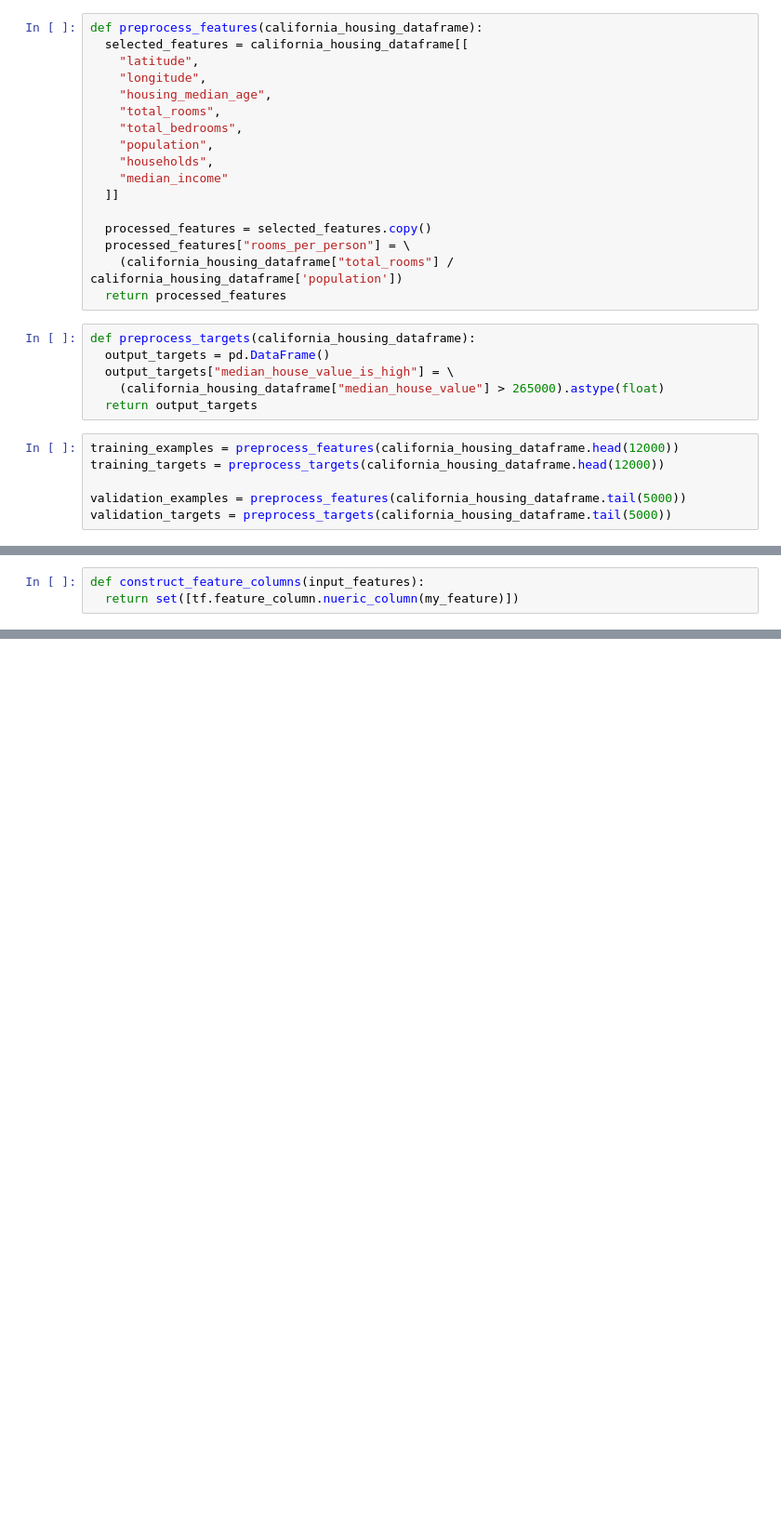
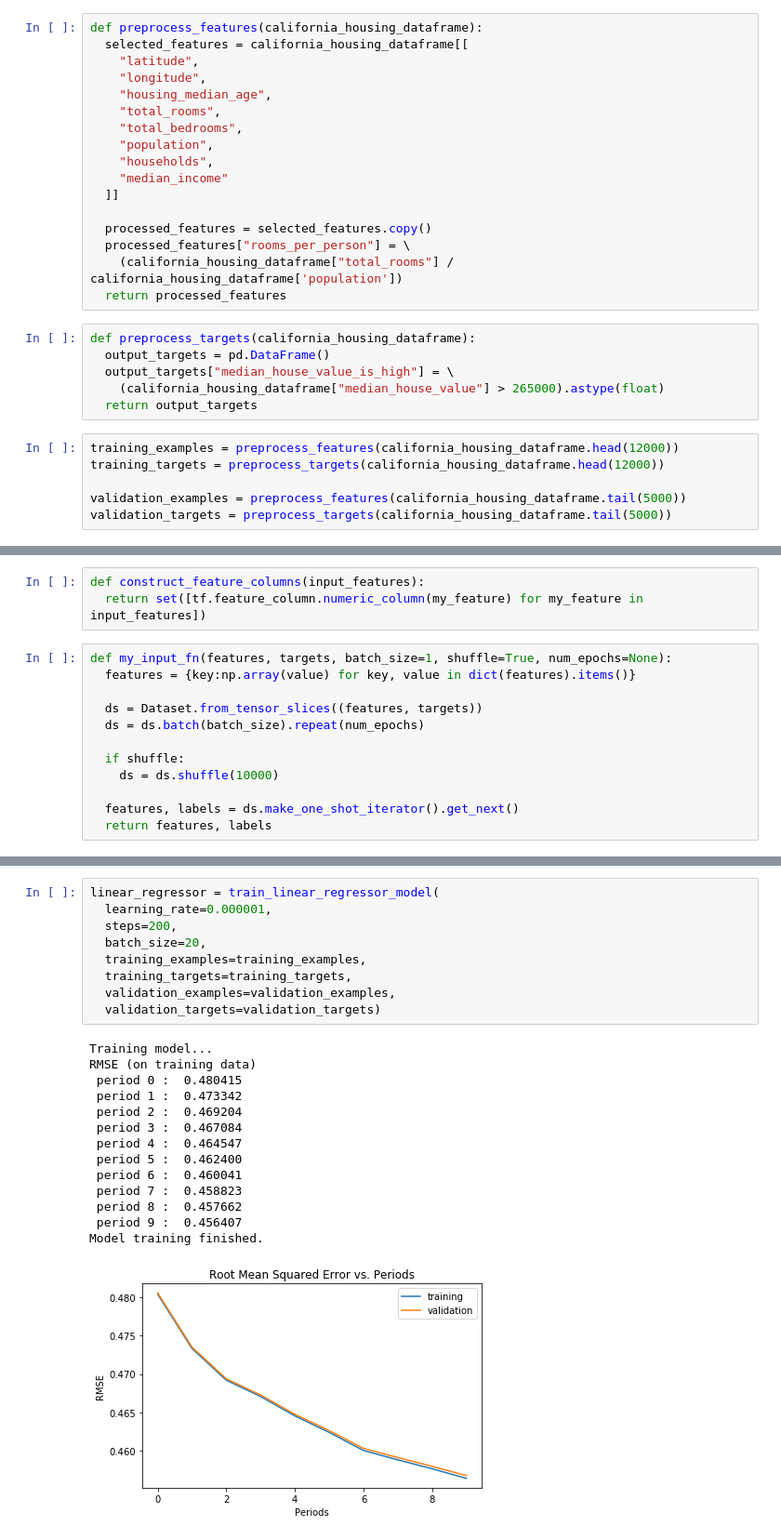
Before and after one commit to reignofmiracle/machine_learning_study, a Jupyter notebook: google-machine-learning/logistic_regression.ipynb, the cells around one changed output, grey strips where cells are left out. Shown at 93% size. Drawn from its saved outputs; the diff is of its cells as text; blank space fills up the shorter version.

```diff
--- a/google-machine-learning/logistic_regression.ipynb
+++ b/google-machine-learning/logistic_regression.ipynb
@@ -119,4 +119,16 @@ training_targets[['median_house_value_is_high']]
 12000 rows × 1 columns
 # %%
 def construct_feature_columns(input_features):
-  return set([tf.feature_column.nueric_column(my_feature)])
+  return set([tf.feature_column.numeric_column(my_feature) for my_feature in input_features])
+# %%
+def my_input_fn(features, targets, batch_size=1, shuffle=True, num_epochs=None):
+  features = {key:np.array(value) for key, value in dict(features).items()}
+
+  ds = Dataset.from_tensor_slices((features, targets))
+  ds = ds.batch(batch_size).repeat(num_epochs)
+
+  if shuffle:
+    ds = ds.shuffle(10000)
+
+  features, labels = ds.make_one_shot_iterator().get_next()
+  return features, labels
@@ -122,0 +201,24 @@ def construct_feature_columns(input_features):
+# %%
+linear_regressor = train_linear_regressor_model(
+  learning_rate=0.000001,
+  steps=200,
+  batch_size=20,
+  training_examples=training_examples,
+  training_targets=training_targets,
+  validation_examples=validation_examples,
+  validation_targets=validation_targets)
+# %% [output]
+Training model...
+RMSE (on training data)
+ period 0 :  0.480415
+ period 1 :  0.473342
+ period 2 :  0.469204
+ period 3 :  0.467084
+ period 4 :  0.464547
+ period 5 :  0.462400
+ period 6 :  0.460041
+ period 7 :  0.458823
+ period 8 :  0.457662
+ period 9 :  0.456407
+Model training finished.
+[figure, added]
```
Also changed, not shown: parts of 4 cells of this notebook.
